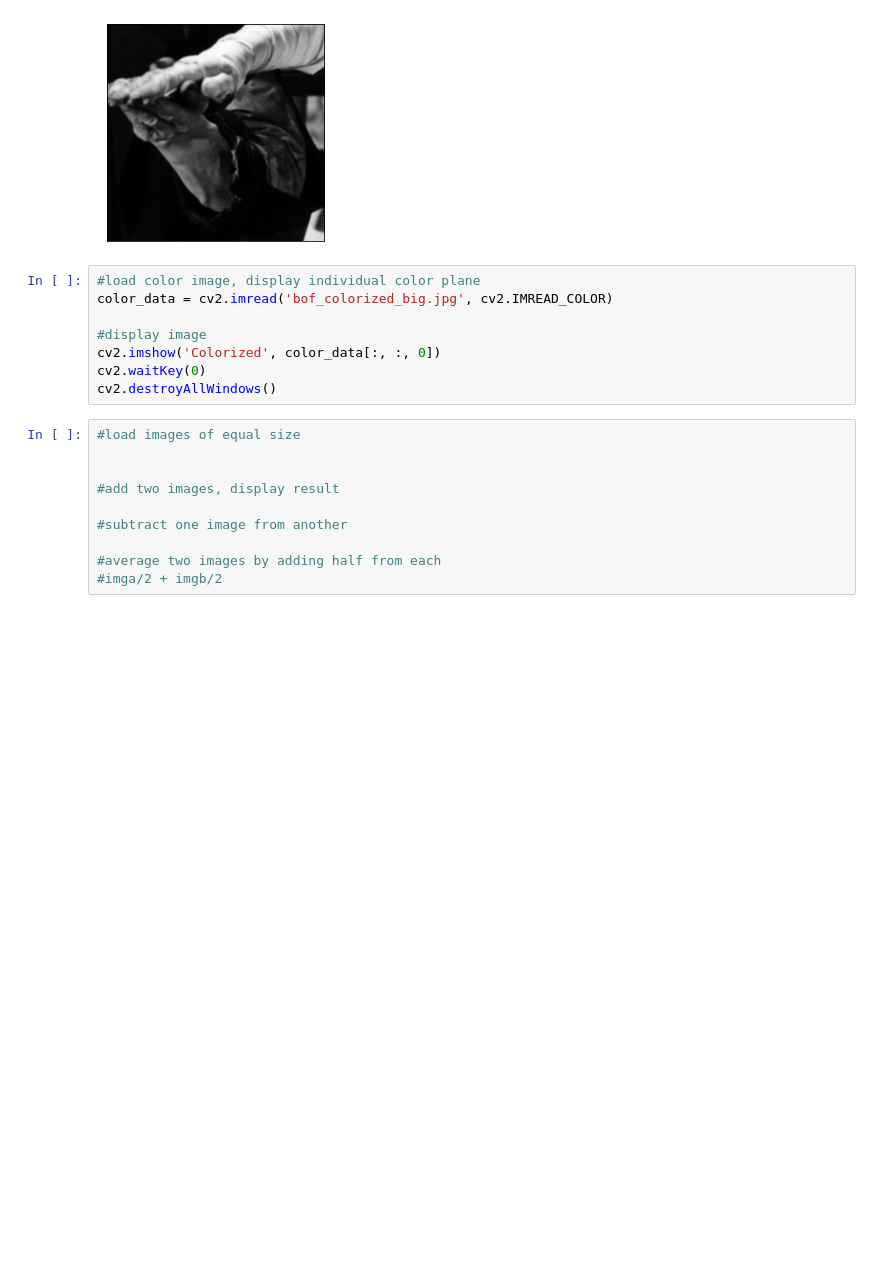
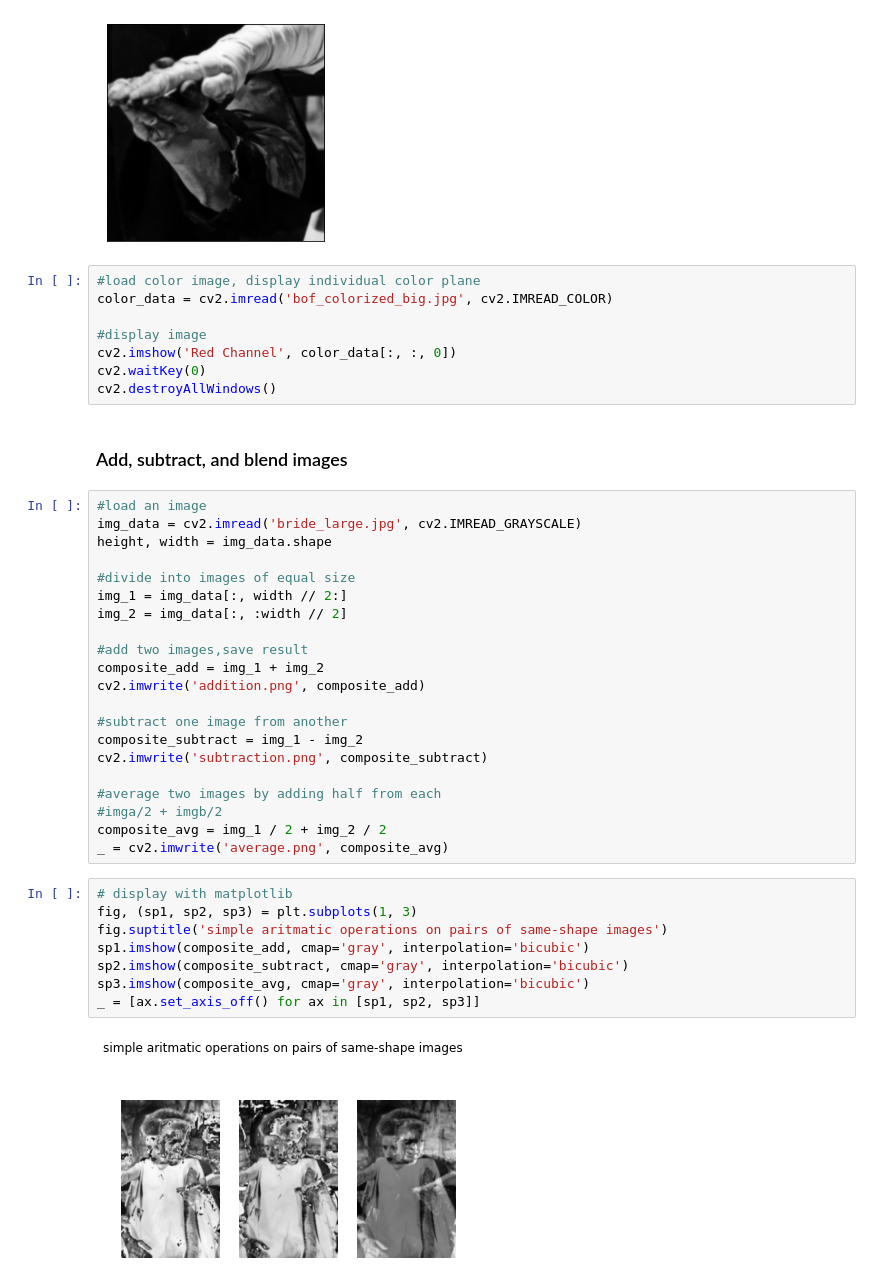
Before and after one commit to grant-king/ML_progress, a Jupyter notebook: ICV_challenges/IntroCV_notes.ipynb, the cells around one changed output. Cells and saved outputs as stored; diff of their text form; blank space fills up the shorter version.

```diff
--- a/ICV_challenges/IntroCV_notes.ipynb
+++ b/ICV_challenges/IntroCV_notes.ipynb
@@ -54,16 +55,39 @@ plt.show()
 color_data = cv2.imread('bof_colorized_big.jpg', cv2.IMREAD_COLOR)
 
 #display image
-cv2.imshow('Colorized', color_data[:, :, 0])
+cv2.imshow('Red Channel', color_data[:, :, 0])
 cv2.waitKey(0)
 cv2.destroyAllWindows()
+# %% [markdown]
+### Add, subtract, and blend images
 # %%
-#load images of equal size
+#load an image
+img_data = cv2.imread('bride_large.jpg', cv2.IMREAD_GRAYSCALE)
+height, width = img_data.shape
 
+#divide into images of equal size
+img_1 = img_data[:, width // 2:]
+img_2 = img_data[:, :width // 2]
 
-#add two images, display result
+#add two images,save result
+composite_add = img_1 + img_2
+cv2.imwrite('addition.png', composite_add)
 
 #subtract one image from another
+composite_subtract = img_1 - img_2
+cv2.imwrite('subtraction.png', composite_subtract)
 
 #average two images by adding half from each
 #imga/2 + imgb/2
+composite_avg = img_1 / 2 + img_2 / 2
+_ = cv2.imwrite('average.png', composite_avg)
+# %%
+# display with matplotlib
+fig, (sp1, sp2, sp3) = plt.subplots(1, 3)
+fig.suptitle('simple aritmatic operations on pairs of same-shape images')
+sp1.imshow(composite_add, cmap='gray', interpolation='bicubic')
+sp2.imshow(composite_subtract, cmap='gray', interpolation='bicubic')
+sp3.imshow(composite_avg, cmap='gray', interpolation='bicubic')
+_ = [ax.set_axis_off() for ax in [sp1, sp2, sp3]]
+# %% [output]
+[figure, added]
```
Also changed, not shown: parts of 10 cells of this notebook.
